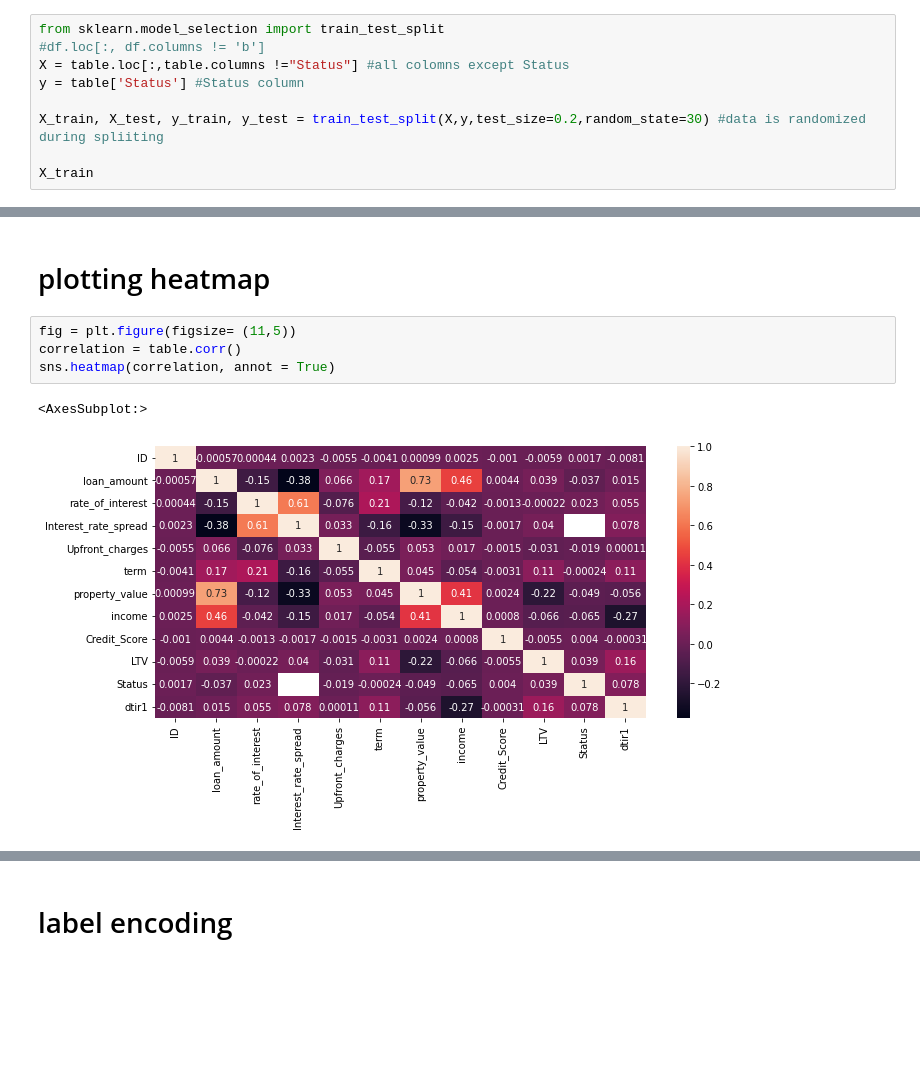
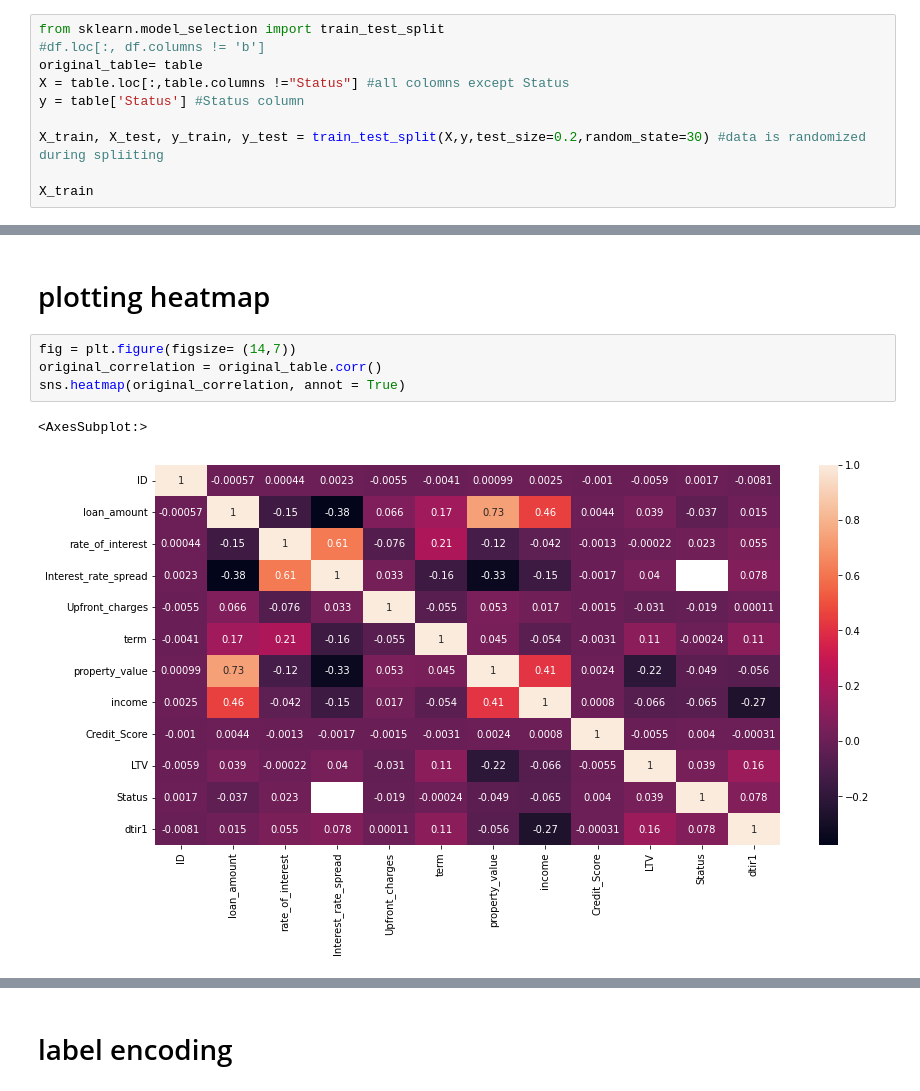
Before and after one commit to kanndil/Loan_Default_Predictor, a Jupyter notebook: code/cleaning.ipynb, the cells around one changed output, grey strips where cells are left out. Cells and saved outputs as stored; diff of their text form; blank space fills up the shorter version.

Commit message:
correlation_analysis

```diff
--- a/code/cleaning.ipynb
+++ b/code/cleaning.ipynb
@@ -30,6 +30,7 @@ table.head()
 # %%
 from sklearn.model_selection import train_test_split
 #df.loc[:, df.columns != 'b']
+original_table= table
 X = table.loc[:,table.columns !="Status"] #all colomns except Status
 y = table['Status'] #Status column
 
@@ -84,9 +85,9 @@ def label_encoding(label):
 # %% [markdown]
 # plotting heatmap
 # %%
-fig = plt.figure(figsize= (11,5))
-correlation = table.corr()
-sns.heatmap(correlation, annot = True)
+fig = plt.figure(figsize= (14,7))
+original_correlation = original_table.corr()
+sns.heatmap(original_correlation, annot = True)
 # %% [output]
 <AxesSubplot:>
-[figure, old version]
+[figure, new version]
```
Also changed, not shown: parts of 9 cells of this notebook.
